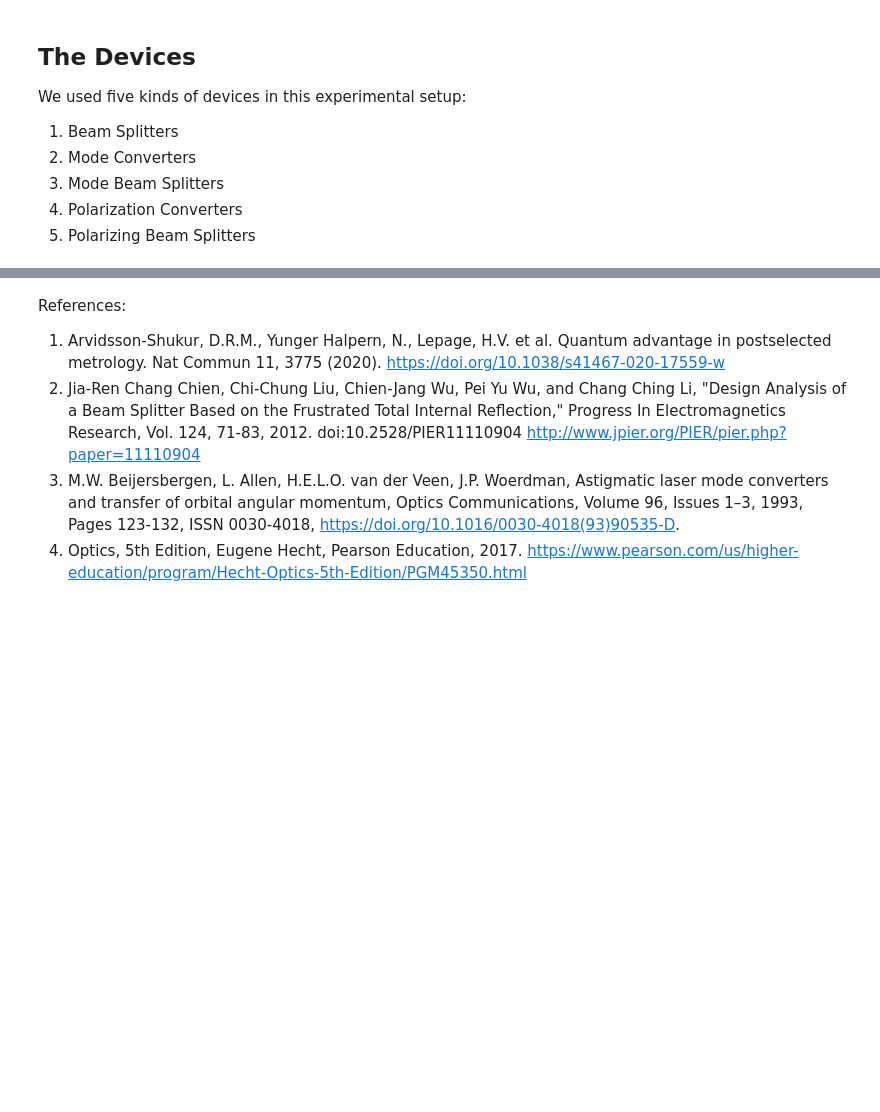
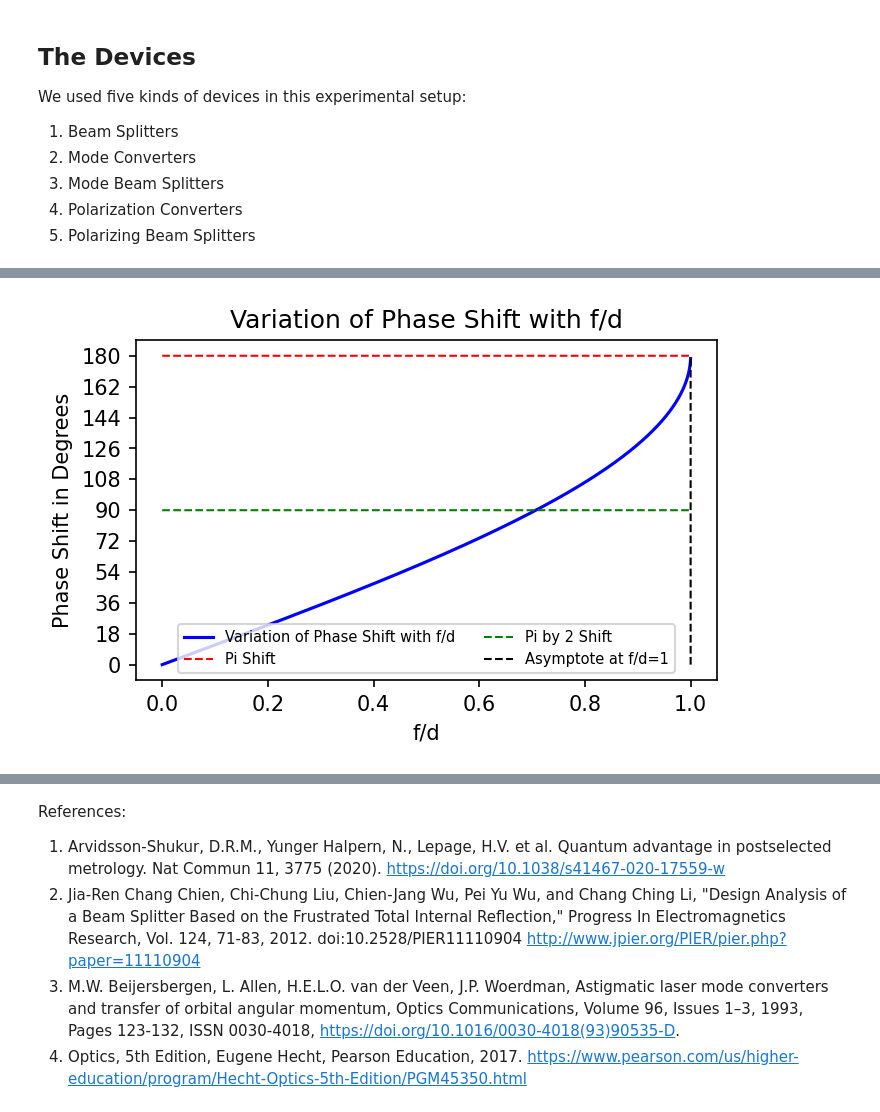
Before and after one commit to sachinpteli/classical_entanglement, a Jupyter notebook: classical_entanglement.ipynb, the cells around one changed output, grey strips where cells are left out. Cells and saved outputs as stored; diff of their text form; code cells hidden in the pictures; blank space fills up the shorter version.

```diff
--- a/classical_entanglement.ipynb
+++ b/classical_entanglement.ipynb
@@ -287,6 +308,31 @@ The three mode converters MC A, MC B, and MC C is shown in Figure 3.4 below:
 <img src="https://drive.google.com/uc?export=view&id=1iq1A7fkVkIDpfAA9nrvcL81hdjtF5wmi" width="150">
 
 **Figure 3.4 The three MC used in the experiment, MC A, MC B, MC C (empty space) respectively**
+# %%
+import matplotlib.pyplot as plt
+import numpy as np
+
+plt.figure(figsize=(5,3), dpi=150)
+d_by_f= np.linspace(0,1,10000,endpoint=False)
+pi_shift=np.full((10000,),180,dtype='int32')
+pi_bytwo_shift=np.full((10000,),90,dtype='int32')
+x_asymp=np.full((10000,),1,dtype='int32')
+theta=[]
+for i in range(0,len(d_by_f)):
+  theta.append(2*180*(np.arctan(np.sqrt((1+d_by_f[i])/(1-d_by_f[i])))-np.arctan(np.sqrt((1-d_by_f[i])/(1+d_by_f[i]))))/np.pi)
+plt.plot(d_by_f,theta, label="Variation of Phase Shift with f/d",color="blue")
+plt.plot(d_by_f,pi_shift, label="Pi Shift",color="red", linestyle='--', linewidth=1)
+plt.plot(d_by_f,pi_bytwo_shift, label="Pi by 2 Shift",color="green",linestyle='--', linewidth=1)
+plt.plot(x_asymp,theta, label="Asymptote at f/d=1",color="black",linestyle='--', linewidth=1)
+
+plt.title("Variation of Phase Shift with f/d")
+plt.legend(fontsize='7',loc='best', ncol=2)
+plt.xlabel("f/d")
+plt.ylabel("Phase Shift in Degrees")
+plt.yticks([0,18,36,54,72,90,108,126,144,162,180])
+plt.show()
+# %% [output]
+[figure, added]
 # %% [markdown]
 ### **Mode beam splitter**
 The MBS are made of a modified Mach-Zehnder Interferometer with an extra mirror in one arm and a half-wave plate in the other arm and in the output port.
```
Also changed, not shown: parts of 2 cells of this notebook.
